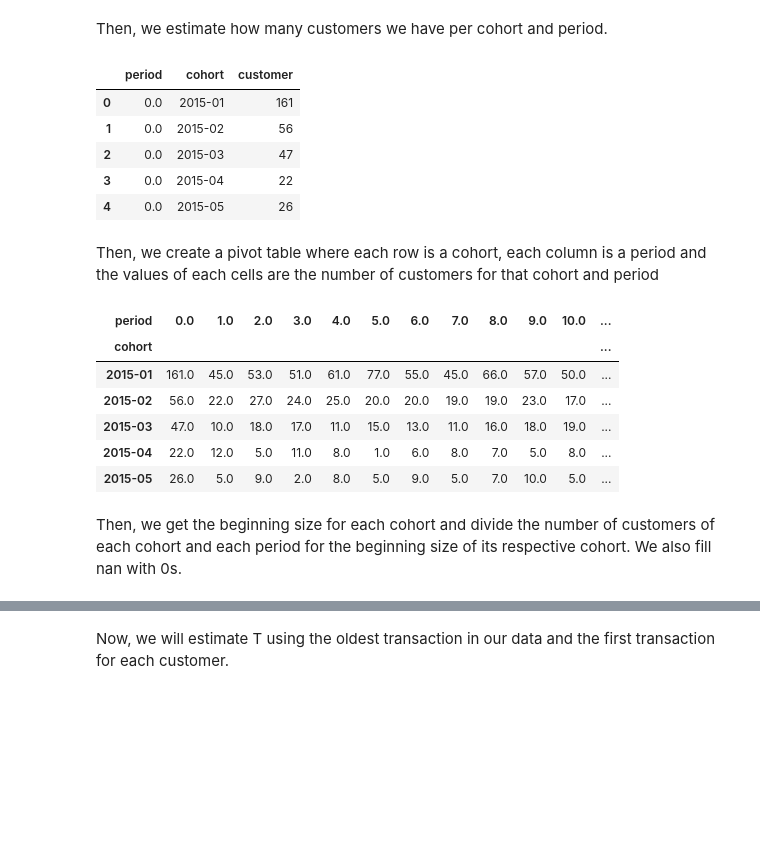
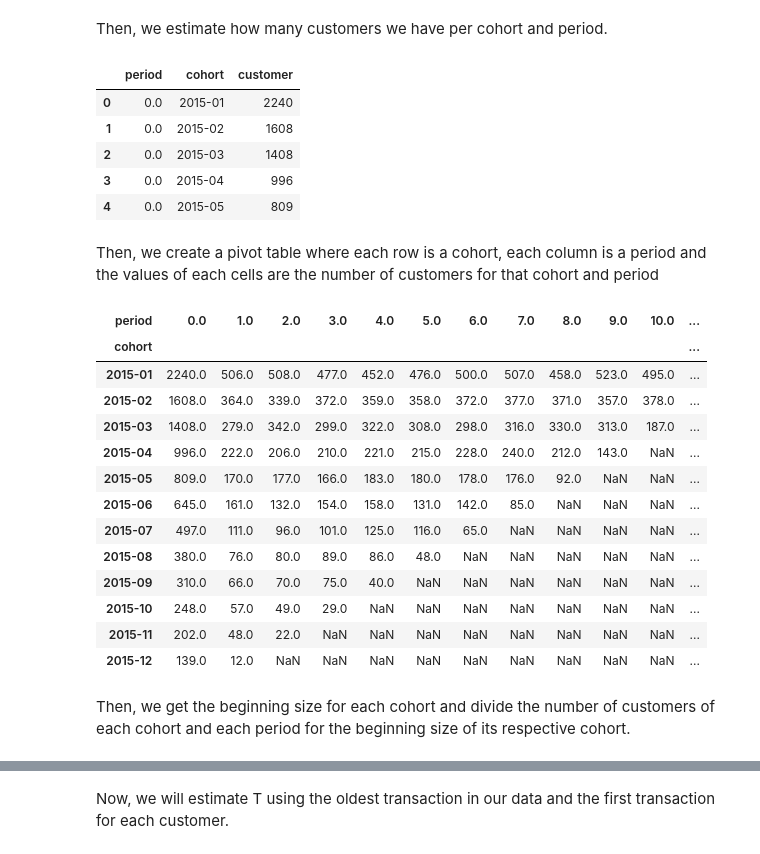
Before and after one commit to cdezapasquale/Stripe_cohort_analysis, a Jupyter notebook: notebook.ipynb, the cells around one changed output, grey strips where cells are left out. Saved outputs shown, nothing was run; the diff lists cells and outputs as text; code cells hidden in the pictures; blank space fills up the shorter version.

```diff
--- a/notebook.ipynb
+++ b/notebook.ipynb
@@ -136,0 +181,7 @@ Now, we will proceed to estimate the net_amount by cohort and month.
+# %%
+my_data['created']=pd.to_datetime(my_data['created'])
+my_data['first_purchase']=pd.to_datetime(my_data['first_purchase'])
+
+my_data['period']= np.ceil(((my_data['created']-my_data['first_purchase']).dt.days)/30)
+
+my_data.head()
@@ -228,5 +282,3 @@ Text(0.5, 1.0, 'Share per cohort')
 # %% [markdown]
 ## Are they leaving or staying? Cohort retention
 We will create a new variable "period" and its measure is per month.
-# %%
-my_data['period']= round(((my_data['created']-my_data['first_purchase']).dt.days)/30, 0)
@@ -232,0 +289,4 @@ my_data['period']= round(((my_data['created']-my_data['first_purchase']).dt.days
+# %%
+cohort= my_data.drop_duplicates(subset=['cohort', 'period', 'customer'], keep='first', inplace=False)
+
+cohort.head()
@@ -233,32 +300,40 @@ my_data['period']= round(((my_data['created']-my_data['first_purchase']).dt.days
 # %% [markdown]
 Then, we estimate how many customers we have per cohort and period.
 # %%
-cohort_number=pd.DataFrame(my_data.groupby(['period', 'cohort'])['customer'].count()).reset_index()
+cohort_number=pd.DataFrame(cohort.groupby(['period', 'cohort'])['customer'].count()).reset_index()
+
 cohort_number.head()
 # %% [output]
 |  | period | cohort | customer |
-| 0 | 0.0 | 2015-01 | 161 |
-| 1 | 0.0 | 2015-02 | 56 |
-| 2 | 0.0 | 2015-03 | 47 |
-| 3 | 0.0 | 2015-04 | 22 |
-| 4 | 0.0 | 2015-05 | 26 |
+| 0 | 0.0 | 2015-01 | 2240 |
+| 1 | 0.0 | 2015-02 | 1608 |
+| 2 | 0.0 | 2015-03 | 1408 |
+| 3 | 0.0 | 2015-04 | 996 |
+| 4 | 0.0 | 2015-05 | 809 |
 # %% [markdown]
 Then, we create a pivot table where each row is a cohort, each column is a period and the values of each cells are the number of customers for that cohort and period
 # %%
 cohort_pivot_table = cohort_number.pivot_table(index = 'cohort',
                                      columns = 'period',
                                      values = 'customer')
-cohort_pivot_table.head()
+cohort_pivot_table
 # %% [output]
 | period | 0.0 | 1.0 | 2.0 | 3.0 | 4.0 | 5.0 | 6.0 | 7.0 | 8.0 | 9.0 | 10.0 | ... |
 | cohort |  |  |  |  |  |  |  |  |  |  |  | ... |
-| 2015-01 | 161.0 | 45.0 | 53.0 | 51.0 | 61.0 | 77.0 | 55.0 | 45.0 | 66.0 | 57.0 | 50.0 | ... |
-| 2015-02 | 56.0 | 22.0 | 27.0 | 24.0 | 25.0 | 20.0 | 20.0 | 19.0 | 19.0 | 23.0 | 17.0 | ... |
-| 2015-03 | 47.0 | 10.0 | 18.0 | 17.0 | 11.0 | 15.0 | 13.0 | 11.0 | 16.0 | 18.0 | 19.0 | ... |
-| 2015-04 | 22.0 | 12.0 | 5.0 | 11.0 | 8.0 | 1.0 | 6.0 | 8.0 | 7.0 | 5.0 | 8.0 | ... |
-| 2015-05 | 26.0 | 5.0 | 9.0 | 2.0 | 8.0 | 5.0 | 9.0 | 5.0 | 7.0 | 10.0 | 5.0 | ... |
+| 2015-01 | 2240.0 | 506.0 | 508.0 | 477.0 | 452.0 | 476.0 | 500.0 | 507.0 | 458.0 | 523.0 | 495.0 | ... |
+| 2015-02 | 1608.0 | 364.0 | 339.0 | 372.0 | 359.0 | 358.0 | 372.0 | 377.0 | 371.0 | 357.0 | 378.0 | ... |
+| 2015-03 | 1408.0 | 279.0 | 342.0 | 299.0 | 322.0 | 308.0 | 298.0 | 316.0 | 330.0 | 313.0 | 187.0 | ... |
+| 2015-04 | 996.0 | 222.0 | 206.0 | 210.0 | 221.0 | 215.0 | 228.0 | 240.0 | 212.0 | 143.0 | NaN | ... |
+| 2015-05 | 809.0 | 170.0 | 177.0 | 166.0 | 183.0 | 180.0 | 178.0 | 176.0 | 92.0 | NaN | NaN | ... |
+| 2015-06 | 645.0 | 161.0 | 132.0 | 154.0 | 158.0 | 131.0 | 142.0 | 85.0 | NaN | NaN | NaN | ... |
+| 2015-07 | 497.0 | 111.0 | 96.0 | 101.0 | 125.0 | 116.0 | 65.0 | NaN | NaN | NaN | NaN | ... |
+| 2015-08 | 380.0 | 76.0 | 80.0 | 89.0 | 86.0 | 48.0 | NaN | NaN | NaN | NaN | NaN | ... |
+| 2015-09 | 310.0 | 66.0 | 70.0 | 75.0 | 40.0 | NaN | NaN | NaN | NaN | NaN | NaN | ... |
+| 2015-10 | 248.0 | 57.0 | 49.0 | 29.0 | NaN | NaN | NaN | NaN | NaN | NaN | NaN | ... |
+| 2015-11 | 202.0 | 48.0 | 22.0 | NaN | NaN | NaN | NaN | NaN | NaN | NaN | NaN | ... |
+| 2015-12 | 139.0 | 12.0 | NaN | NaN | NaN | NaN | NaN | NaN | NaN | NaN | NaN | ... |
 # %% [markdown]
-Then, we get the beginning size for each cohort and divide the number of customers of each cohort and each period for the beginning size of its respective cohort. We also fill nan with 0s.
+Then, we get the beginning size for each cohort and divide the number of customers of each cohort and each period for the beginning size of its respective cohort.
 # %%
 cohort_size = cohort_pivot_table.iloc[:,0]
 cohort_retention = cohort_pivot_table.divide(cohort_size, axis = 0)
```
Also changed, not shown: parts of 105 cells of this notebook, 1 other file.
